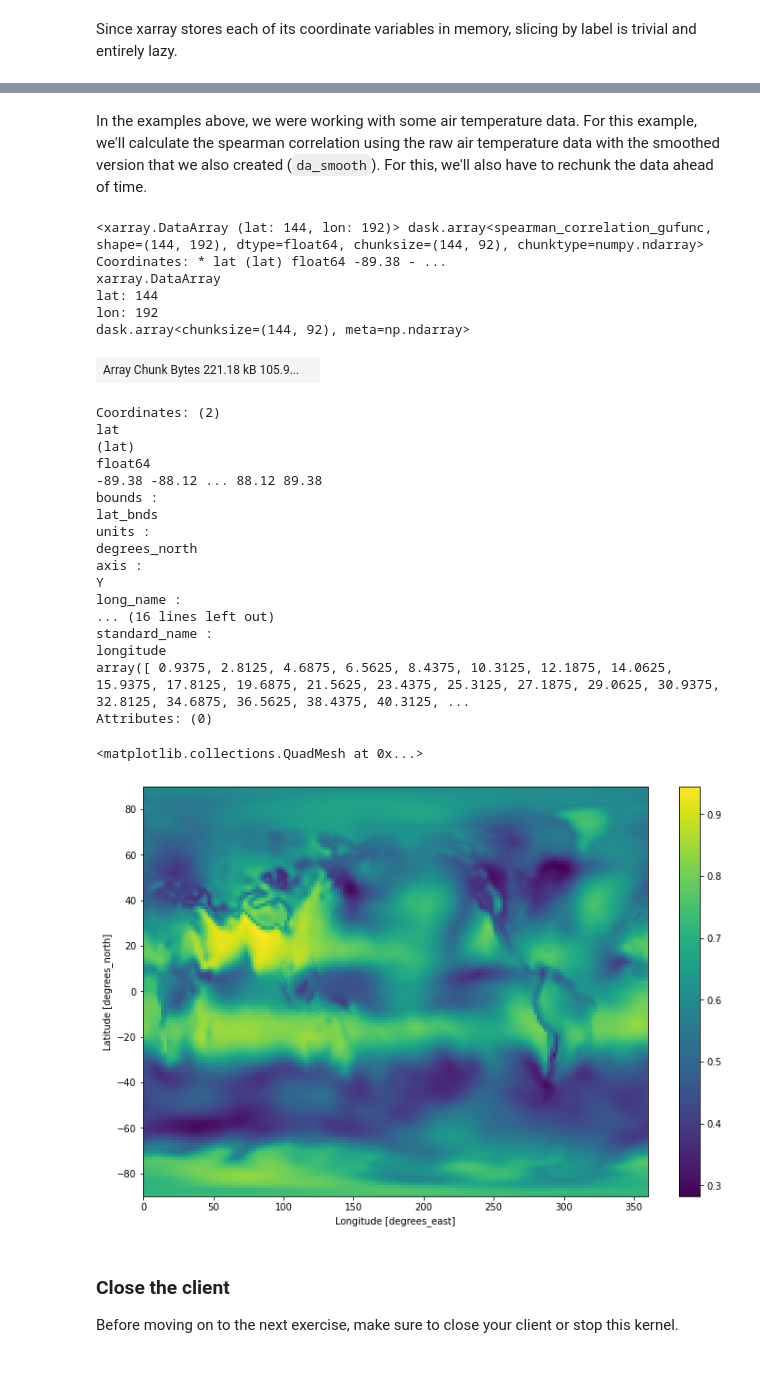
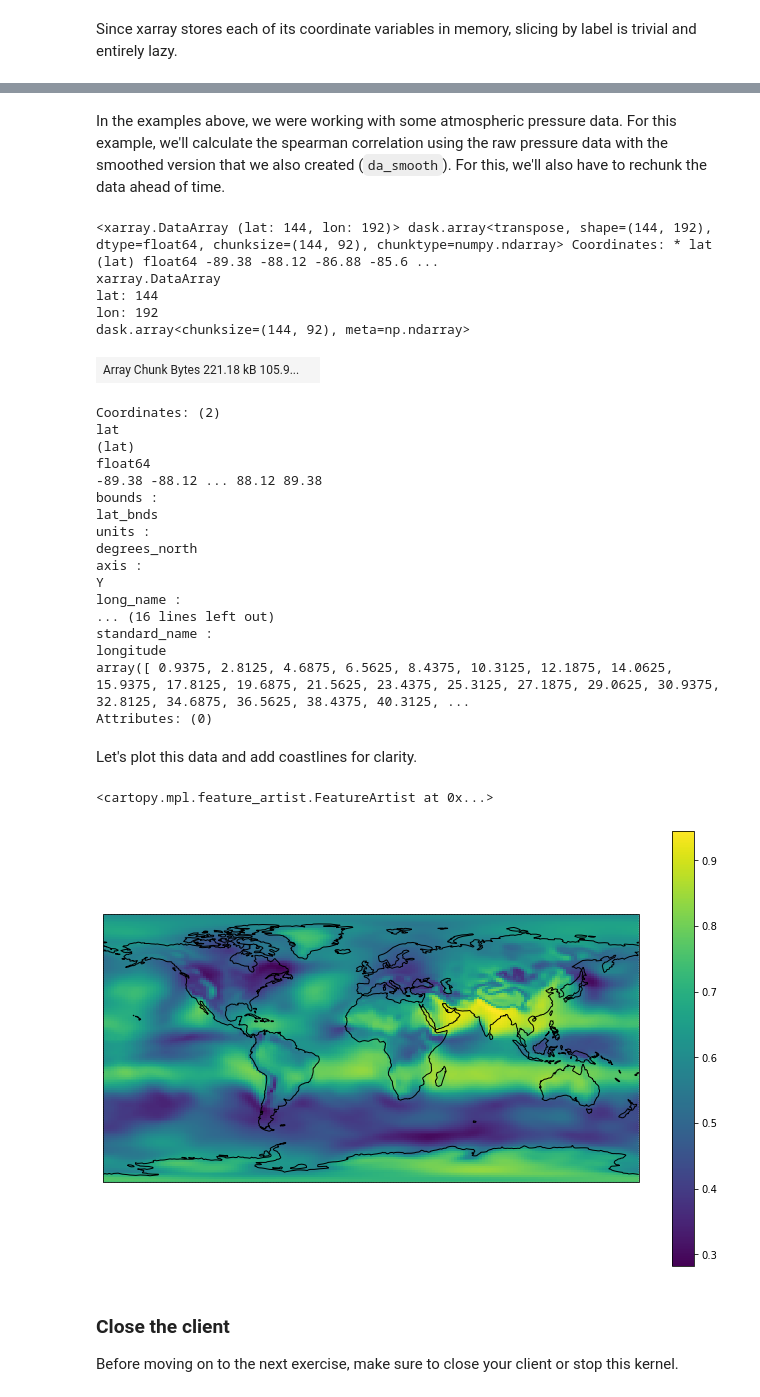
Before and after one commit to NCI-data-analysis-platform/examples-dask, a Jupyter notebook: Dask_08_xarray_CMIP6.ipynb, the cells around one changed output, grey strips where cells are left out. Saved outputs shown, nothing was run; the diff lists cells and outputs as text; code cells hidden in the pictures; blank space fills up the shorter version.

Commit message:
Dask_08 improvements - add options for NCI or remote access, include coastlines in plot. Minor edits.

```diff
--- a/Dask_08_xarray_CMIP6.ipynb
+++ b/Dask_08_xarray_CMIP6.ipynb
@@ -113,3 +116,17 @@ tracking_id :
 hdl:21.14100/d28c06ba-e284-436a-84fe-ae8d4520879f
 license :
 CMIP6 model data produced by CSIRO is licensed under a Creative Commons Attribution-ShareAlike 4.0 International License (https://creativecommons.org/licenses/). Consult https://pcmdi.llnl.gov/CMIP6/T ...
+# %%
+# Using remote access
+
+from siphon.catalog import TDSCatalog
+
+cat = TDSCatalog("http://dapds00.nci.org.au/thredds/catalog/fs38/publications/CMIP6/CMIP/CSIRO-ARCCSS/ACCESS-CM2/historical/r1i1p1f1/6hrLev/ps/gn/latest/catalog.xml")
+
+filelist=list(cat.datasets.keys())
+DAProot='https://esgf.nci.org.au/thredds/dodsC/master/CMIP6/CMIP/CSIRO-ARCCSS/ACCESS-CM2/historical/r1i1p1f1/6hrLev/ps/gn/v20191108/'
+filename = [ DAProot+f for f in filelist ]
+
+ds = xr.open_mfdataset(filename,combine='nested', concat_dim='time',chunks={'lat': 144, 'lon': 92, 'time': -1})
+ds = ds.sel(time=slice('1950','1951'))
+ds
@@ -373,14 +454,14 @@ def spearman_correlation(x, y, dim):
         dask='parallelized',
         output_dtypes=[float])
 # %% [markdown]
-In the examples above, we were working with some air temperature data. For this example, we'll calculate the spearman correlation using the raw air temperature data with the smoothed version that we also created (`da_smooth`). For this, we'll also have to rechunk the data ahead of time.
+In the examples above, we were working with some atmospheric pressure data. For this example, we'll calculate the spearman correlation using the raw pressure data with the smoothed version that we also created (`da_smooth`). For this, we'll also have to rechunk the data ahead of time.
 # %%
 corr = spearman_correlation(da.chunk({'time': -1}),
                             da_smooth.chunk({'time': -1}),
                             'time')
 corr
 # %% [output]
-<xarray.DataArray (lat: 144, lon: 192)> dask.array<spearman_correlation_gufunc, shape=(144, 192), dtype=float64, chunksize=(144, 92), chunktype=numpy.ndarray> Coordinates: * lat (lat) float64 -89.38 - ...
+<xarray.DataArray (lat: 144, lon: 192)> dask.array<transpose, shape=(144, 192), dtype=float64, chunksize=(144, 92), chunktype=numpy.ndarray> Coordinates: * lat (lat) float64 -89.38 -88.12 -86.88 -85.6 ...
 xarray.DataArray
 lat: 144
 lon: 192
@@ -403,11 +484,18 @@ standard_name :
 longitude
 array([ 0.9375, 2.8125, 4.6875, 6.5625, 8.4375, 10.3125, 12.1875, 14.0625, 15.9375, 17.8125, 19.6875, 21.5625, 23.4375, 25.3125, 27.1875, 29.0625, 30.9375, 32.8125, 34.6875, 36.5625, 38.4375, 40.3125, ...
 Attributes: (0)
-# %%
-corr.plot(figsize=(12, 8))
-# %% [output]
-<matplotlib.collections.QuadMesh at 0x...>
-[figure, removed]
+# %% [markdown]
+Let's plot this data and add coastlines for clarity.
+# %%
+import cartopy.crs as ccrs
+import matplotlib.pyplot as plt
+f, axs = plt.subplots(1,1,figsize=(12,8))
+p = plt.subplot(111, projection=ccrs.PlateCarree())
+p = corr.plot(transform=ccrs.PlateCarree())
+p.axes.coastlines()
+# %% [output]
+<cartopy.mpl.feature_artist.FeatureArtist at 0x...>
+[figure, added]
 # %% [markdown]
 ### Close the client
 
```
Also changed, not shown: parts of 20 cells of this notebook.
